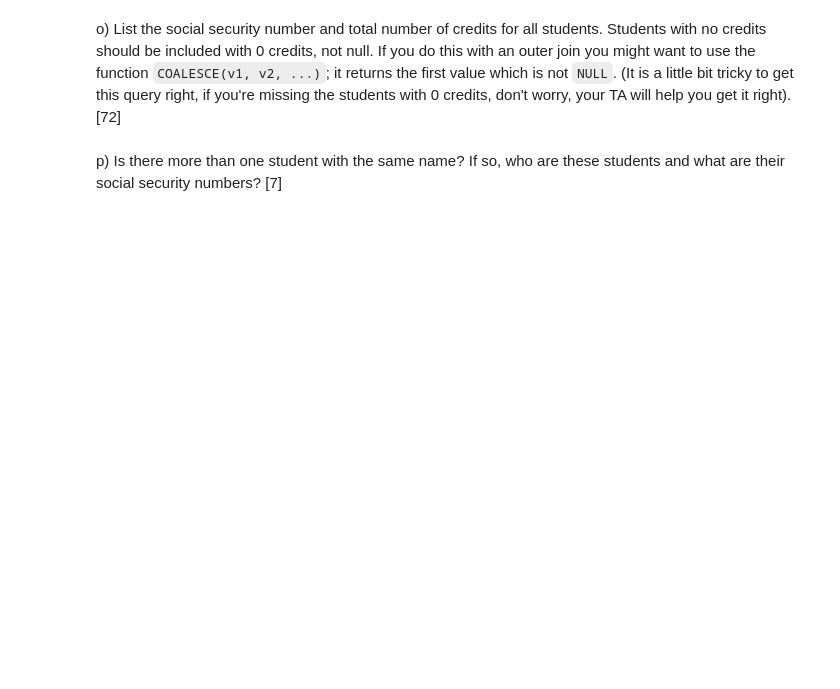
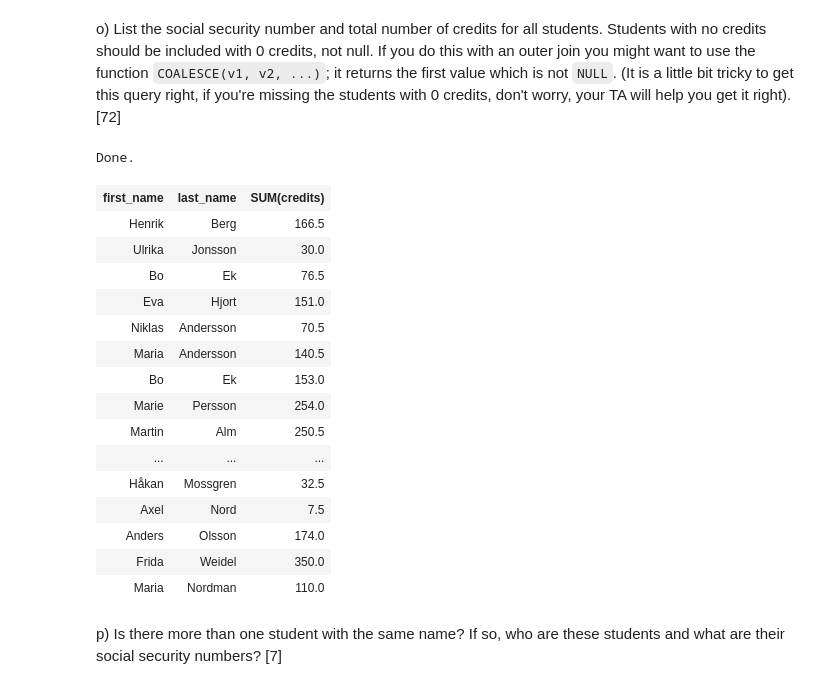
Before and after one commit to antongoransson/EDAF75, a Jupyter notebook: labs/lab1.ipynb, the cells around one changed output. Saved outputs shown, nothing was run; the diff lists cells and outputs as text; code cells hidden in the pictures; blank space fills up the shorter version.

```diff
--- a/labs/lab1.ipynb
+++ b/labs/lab1.ipynb
@@ -307,3 +439,30 @@ o) List the social security number and total number of
+# %%
+%%sql
+SELECT first_name, last_name, SUM(credits)
+FROM students
+JOIN taken_courses
+USING (ssn)
+JOIN courses
+USING(course_code)
+GROUP BY ssn
+# %% [output]
+Done.
+| first_name | last_name | SUM(credits) |
+| Henrik | Berg | 166.5 |
+| Ulrika | Jonsson | 30.0 |
+| Bo | Ek | 76.5 |
+| Eva | Hjort | 151.0 |
+| Niklas | Andersson | 70.5 |
+| Maria | Andersson | 140.5 |
+| Bo | Ek | 153.0 |
+| Marie | Persson | 254.0 |
+| Martin | Alm | 250.5 |
+| ... | ... | ... |
+| Håkan | Mossgren | 32.5 |
+| Axel | Nord | 7.5 |
+| Anders | Olsson | 174.0 |
+| Frida | Weidel | 350.0 |
+| Maria | Nordman | 110.0 |
 # %% [markdown]
 p) Is there more than one student with the same name? If so,
    who are these students and what are their social security
```
Also changed, not shown: parts of 19 cells of this notebook.
